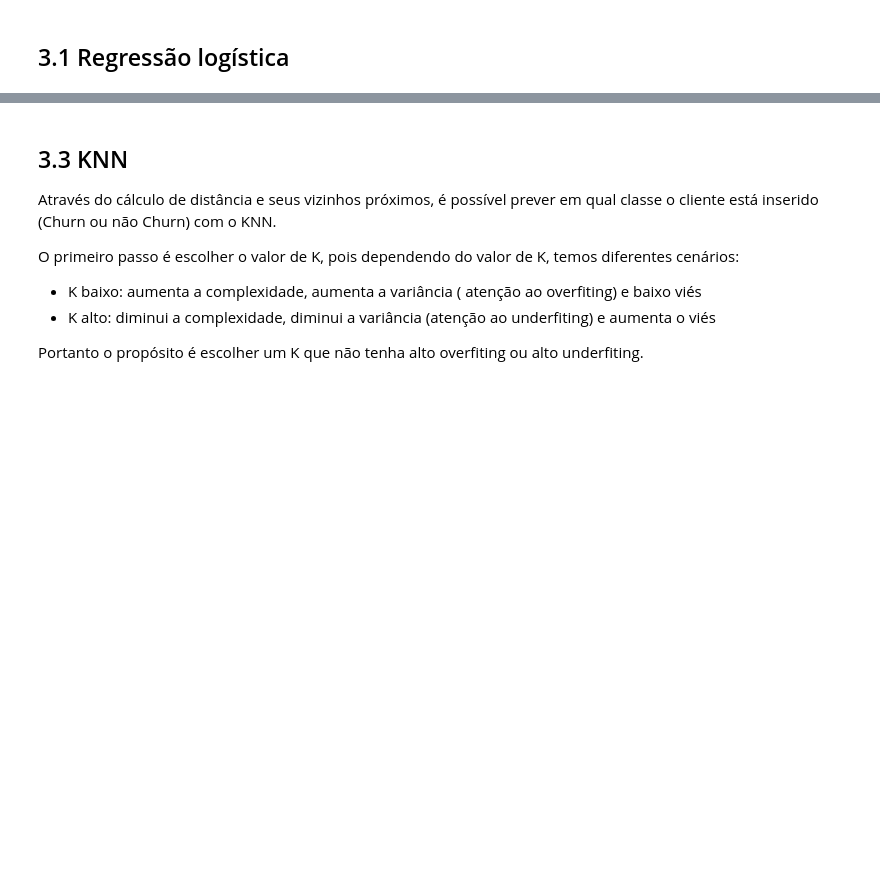
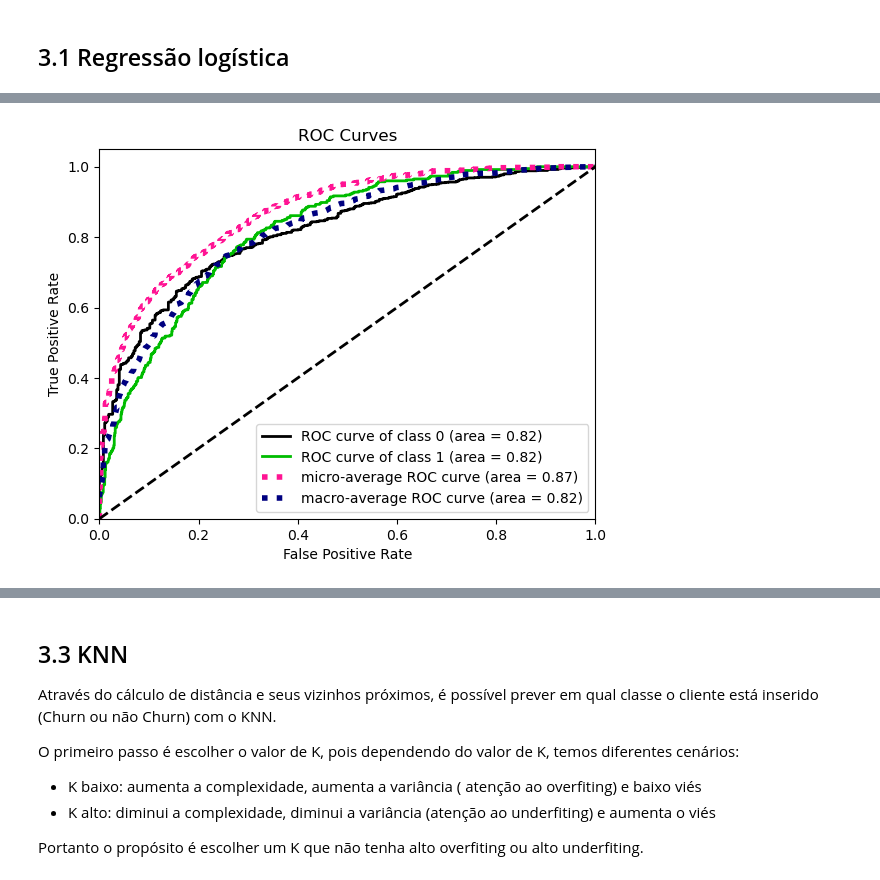
Before and after one commit to KarenAlmeida23/vendasML, a Jupyter notebook: Churn_Telco.ipynb, the cells around one changed output, grey strips where cells are left out. Drawn from its saved outputs; the diff is of its cells as text; code cells hidden in the pictures; blank space fills up the shorter version.

Commit message:
Adicionando XGBoost

```diff
--- a/Churn_Telco.ipynb
+++ b/Churn_Telco.ipynb
@@ -317,0 +338,14 @@ X_test_std = scaler.transform(X_test)
+# %%
+# Instanciando o modelo
+
+from xgboost import XGBClassifier
+
+xgb = XGBClassifier(seed = 0)
+
+# Fazendo o fit do modelo
+
+xgb.fit(X_train_std, y_train)
+
+# Predição
+
+y_pred_xgb = xgb.predict(X_test_std)
@@ -317,0 +373,6 @@ X_test_std = scaler.transform(X_test)
+# %%
+from sklearn.metrics import roc_auc_score
+
+y_prob_xgb = xgb.predict_proba(X_test_std)
+
+print("ROC-AUC Score:", roc_auc_score(y_test, y_prob_xgb[:, 1]))
@@ -317,0 +404,8 @@ X_test_std = scaler.transform(X_test)
+# %%
+import scikitplot as skplt
+import matplotlib.pyplot as plt
+
+skplt.metrics.plot_roc_curve(y_test, y_prob_xgb)
+plt.show()
+# %% [output]
+[figure, added]
```
Also changed, not shown: parts of 24 cells of this notebook.
